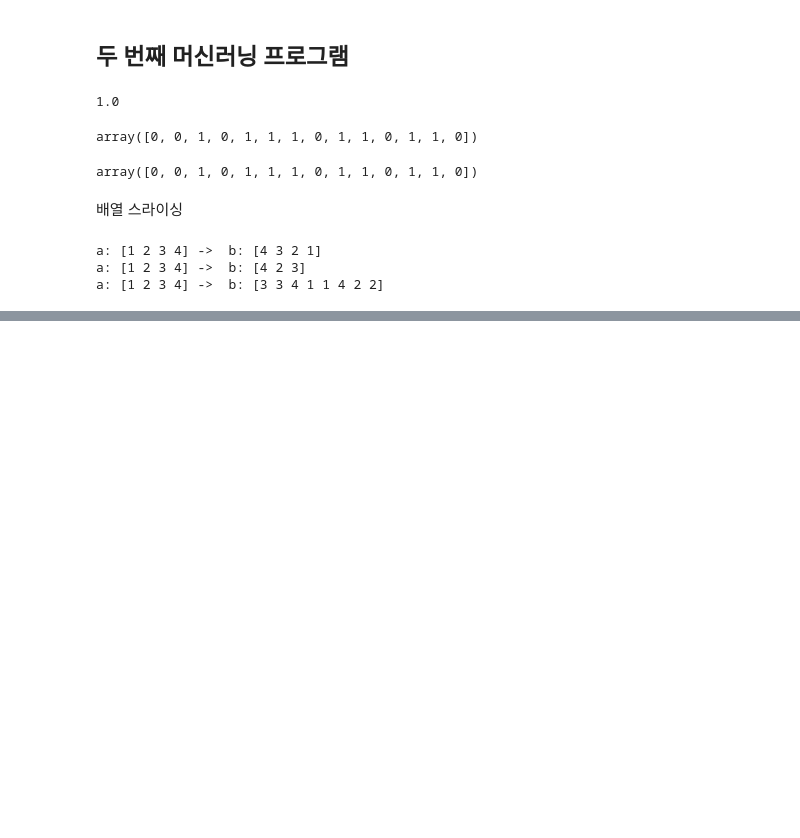
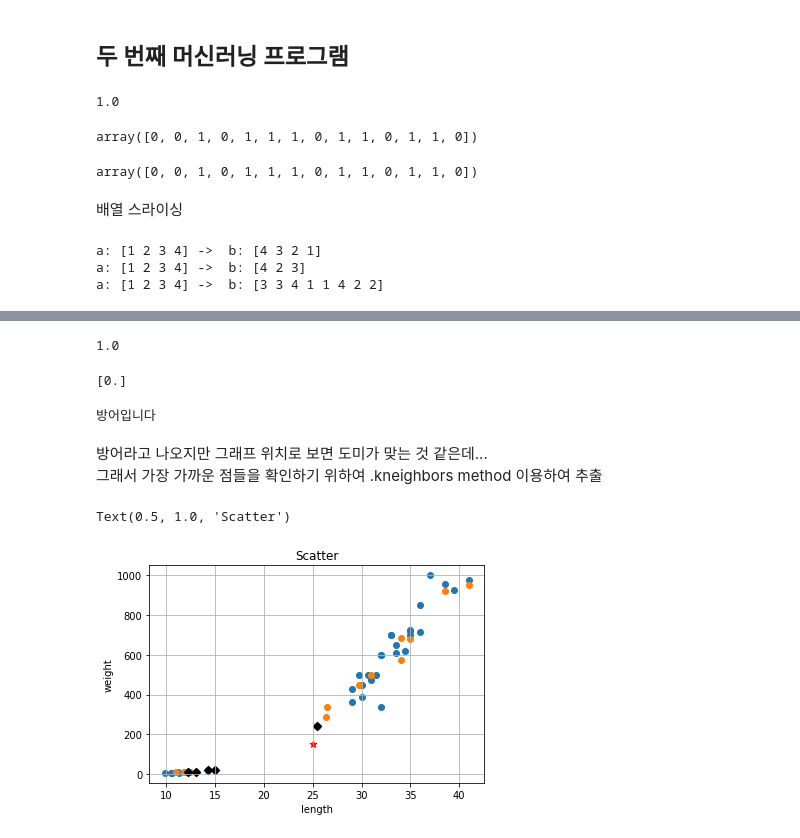
Before and after one commit to fasthill/ML-DL-study-alone, a Jupyter notebook: 2_1_훈련_데이터와_테스트_데이터.ipynb, the cells around one changed output, grey strips where cells are left out. Saved outputs shown, nothing was run; the diff lists cells and outputs as text; code cells hidden in the pictures; blank space fills up the shorter version.

```diff
--- a/2_1_훈련_데이터와_테스트_데이터.ipynb
+++ b/2_1_훈련_데이터와_테스트_데이터.ipynb
@@ -157,0 +162,2 @@ a: [1 2 3 4] ->  b: [3 3 4 1 1 4 2 2]
+# %%
+fish_target = np.concatenate((np.ones(35), np.zeros(14)))
@@ -157,0 +173,37 @@ a: [1 2 3 4] ->  b: [3 3 4 1 1 4 2 2]
+# %%
+train_input, test_input, train_target, test_target = train_test_split(fish_data, fish_target, stratify=fish_target, random_state=42)
+# %%
+kn = KNeighborsClassifier()
+kn.fit(train_input, train_target)
+kn.score(test_input, test_target)
+# %% [output]
+1.0
+# %%
+print(kn.predict([[25, 150]]))
+# %% [output]
+[0.]
+# %%
+t_data = [25, 150]
+if kn.predict([t_data])[0] == 1:
+  print('도미입니다.')
+else:
+  print("방어입니다")
+# %% [output]
+방어입니다
+# %% [markdown]
+방어라고 나오지만 그래프 위치로 보면 도미가 맞는 것 같은데...<br>
+그래서 가장 가까운 점들을 확인하기 위하여 .kneighbors method 이용하여 추출
+# %%
+distance, index = kn.kneighbors([[25, 150]]) # 거리와 index 추출
+# %%
+plt.scatter(train_input[:,0], train_input[:, 1])
+plt.scatter(test_input[:,0], test_input[:, 1])
+plt.scatter(25, 150, marker='*', s=50, c='red')
+plt.scatter(train_input[index, 0], train_input[index, 1], marker='D', color='black')
+plt.xlabel('length')
+plt.ylabel('weight')
+plt.grid()
+plt.title('Scatter')
+# %% [output]
+Text(0.5, 1.0, 'Scatter')
+[figure, added]
```
Also changed, not shown: parts of 19 cells of this notebook.
